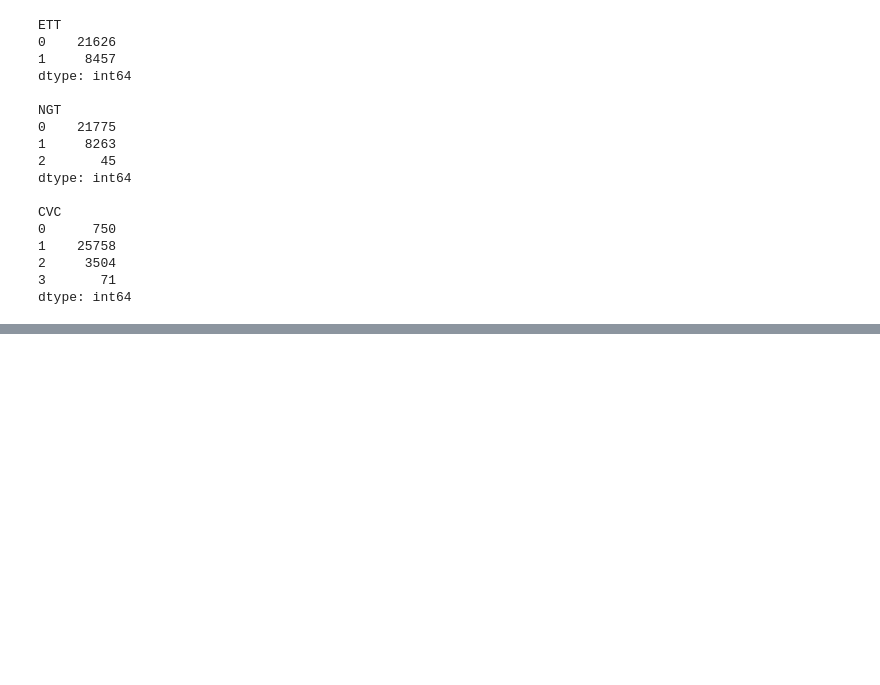
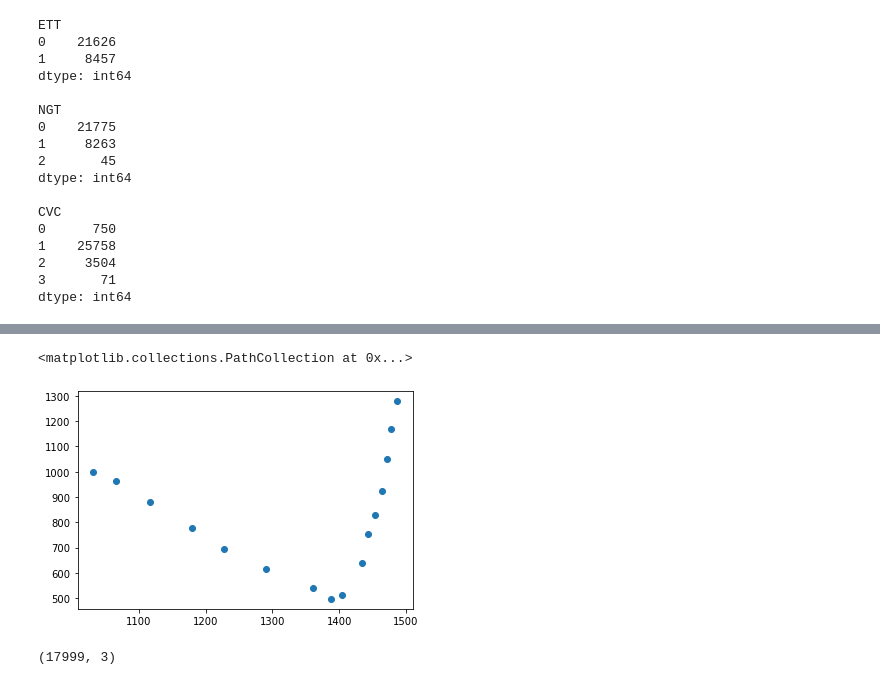
Before and after one commit to tennessejoyce/KaggleRanzcrClip, a Jupyter notebook: DataExploration.ipynb, the cells around one changed output, grey strips where cells are left out. Drawn from its saved outputs; the diff is of its cells as text; code cells hidden in the pictures; blank space fills up the shorter version.

```diff
--- a/DataExploration.ipynb
+++ b/DataExploration.ipynb
@@ -99,0 +128,4 @@ dtype: int64
+# %%
+filename = 'data/train_annotations.csv'
+df = pd.read_csv(filename)
+df.head()
@@ -99,0 +139,16 @@ dtype: int64
+# %%
+def parse_list(s):
+    s = s[2:-2]
+    s = s.split('], [')
+    as_list = [[int(u) for u in t.split(', ')] for t in s]
+    return np.transpose(as_list)
+# %%
+x,y = parse_list(df.data.iloc[0])
+plt.scatter(x,y)
+# %% [output]
+<matplotlib.collections.PathCollection at 0x...>
+[figure, added]
+# %%
+df.shape
+# %% [output]
+(17999, 3)
```
Also changed, not shown: parts of 7 cells of this notebook, 3 other files.
